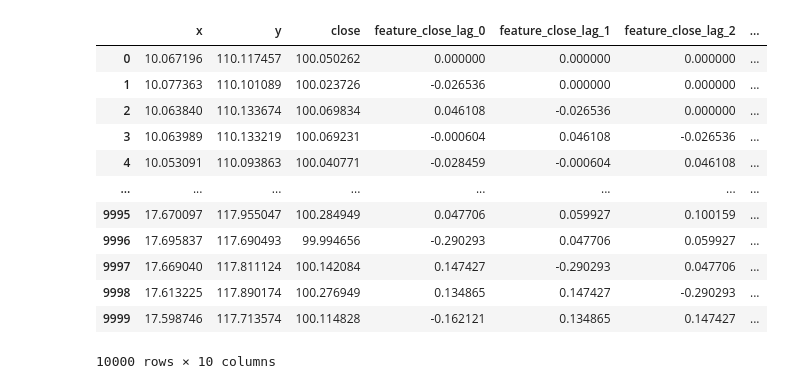
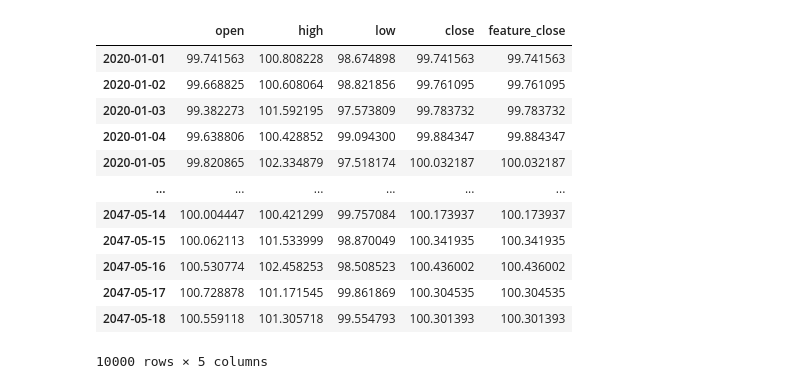
Before and after one commit to chantomkit/RLTrade, a Jupyter notebook: stationary_dgp_rl.ipynb, the cells around one changed output. Cells and saved outputs as stored; diff of their text form; code cells hidden in the pictures.

```diff
--- a/stationary_dgp_rl.ipynb
+++ b/stationary_dgp_rl.ipynb
@@ -69,7 +72,7 @@ feature_config = [
      'params': {
        'cols': ['close'],
        'window': 7,
-       'mode': 'diff',
+       'mode': 'logdiff',
        'subtract_mean': False
      }},
 ]
@@ -86,7 +89,7 @@ env = gym.make("TradingEnv",
         name= "stationary_dgp",
         df = df_train, # Your dataset with your custom features
         positions = env_action_space, # -1 (=SHORT), 0(=OUT), +1 (=LONG)
-        dynamic_feature_functions = [],
+        # dynamic_feature_functions = [],
         trading_fees = 0.01/100, # 0.01% per stock buy / sell (Binance fees)
         borrow_interest_rate= 0.0003/100, # 0.0003% per timestep (one timestep = 1h here)
         # max_episode_duration=180
@@ -112,5 +115,5 @@ Market Return :  0.06%   |   Portfolio Return : -57.94%   |   Position Changes :
 # %%
 # Train a DQN agent using training data from a stationary data generating process
-agent = DQNAgent(n_observations=n_observations, n_actions=n_actions)
+agent = DQNAgent(n_observations=n_observations, n_actions=n_actions, target_net_layers=[8], policy_net_layers=[8])
 history_metrics, _ = agent.train(env, num_episodes=15) # Beware of overfitting when num_episodes is too high
 # %% [output]
@@ -144,17 +147,23 @@ plt.show()
 # Evaluate the agent on a new dataset from the same data generating process
 returns = []
 for i in range(10):
-    x, y = stationary_dgp()
-    spread = y - x
-    _df = pd.DataFrame({'x': x, 'y': y, 'close': spread})
+    x_c, y_c = stationary_dgp()
+    y_o, y_h, y_l, _ = make_ohlc(y_c)
+    x_o, x_h, x_l, _ = make_ohlc(x_c)
+    spread_o, spread_h, spread_l, spread_c = y_o - x_o, y_h - x_l, y_l - x_h, y_c - x_c
+
+    _df = pd.DataFrame({'open': spread_o, 'high': spread_h, 'low': spread_l, 'close': spread_c})
+    _df["volume"] = 0
+    _df.index = pd.date_range(start='2020-01-01', periods=len(df), freq='D')
+
     fe = FeatureEngineering(_df)
     _df = fe.build_features(feature_config)
 
     env_test = gym.make("TradingEnv",
-            name= "stationary_dgp",
+            name= "stationary_dgp_qlearning",
             df = _df, # Your dataset with your custom features
             positions = env_action_space, # -1 (=SHORT), 0(=OUT), +1 (=LONG)
-            dynamic_feature_functions = [],
+            # dynamic_feature_functions = [],
             trading_fees = 0.01/100, # 0.01% per stock buy / sell (Binance fees)
             borrow_interest_rate= 0.0003/100, # 0.0003% per timestep (one timestep = 1h here)
         )
@@ -186,35 +225,39 @@ Std Portfolio Return: 0.09203454188509876
 # %%
 # build features
 df_train = df.copy()
 
 feature_config = [
-    {'type': 'rolling',
+    # {'type': 'rolling',
+    #  'params': {
+    #    'cols': ['close'],
+    #    'window': 7,
+    #    'mode': 'diff',
+    #    'subtract_mean': False
+    #  }},
+    {'type': 'select',
      'params': {
-       'cols': ['close'],
-       'window': 7,
-       'mode': 'diff',
-       'subtract_mean': False
-     }},
+         'cols': ['close'],
+     }}
 ]
 
 fe = FeatureEngineering(df_train)
 fe.build_features(feature_config)
 df_train = fe.df.copy()
 df_train
 # %% [output]
-|  | x | y | close | feature_close_lag_0 | feature_close_lag_1 | feature_close_lag_2 | ... |
-| 0 | 10.067196 | 110.117457 | 100.050262 | 0.000000 | 0.000000 | 0.000000 | ... |
-| 1 | 10.077363 | 110.101089 | 100.023726 | -0.026536 | 0.000000 | 0.000000 | ... |
-| 2 | 10.063840 | 110.133674 | 100.069834 | 0.046108 | -0.026536 | 0.000000 | ... |
-| 3 | 10.063989 | 110.133219 | 100.069231 | -0.000604 | 0.046108 | -0.026536 | ... |
-| 4 | 10.053091 | 110.093863 | 100.040771 | -0.028459 | -0.000604 | 0.046108 | ... |
-| ... | ... | ... | ... | ... | ... | ... | ... |
-| 9995 | 17.670097 | 117.955047 | 100.284949 | 0.047706 | 0.059927 | 0.100159 | ... |
-| 9996 | 17.695837 | 117.690493 | 99.994656 | -0.290293 | 0.047706 | 0.059927 | ... |
-| 9997 | 17.669040 | 117.811124 | 100.142084 | 0.147427 | -0.290293 | 0.047706 | ... |
-| 9998 | 17.613225 | 117.890174 | 100.276949 | 0.134865 | 0.147427 | -0.290293 | ... |
-| 9999 | 17.598746 | 117.713574 | 100.114828 | -0.162121 | 0.134865 | 0.147427 | ... |
+|  | open | high | low | close | feature_close |
+| 2020-01-01 | 99.741563 | 100.808228 | 98.674898 | 99.741563 | 99.741563 |
+| 2020-01-02 | 99.668825 | 100.608064 | 98.821856 | 99.761095 | 99.761095 |
+| 2020-01-03 | 99.382273 | 101.592195 | 97.573809 | 99.783732 | 99.783732 |
+| 2020-01-04 | 99.638806 | 100.428852 | 99.094300 | 99.884347 | 99.884347 |
+| 2020-01-05 | 99.820865 | 102.334879 | 97.518174 | 100.032187 | 100.032187 |
+| ... | ... | ... | ... | ... | ... |
+| 2047-05-14 | 100.004447 | 100.421299 | 99.757084 | 100.173937 | 100.173937 |
+| 2047-05-15 | 100.062113 | 101.533999 | 98.870049 | 100.341935 | 100.341935 |
+| 2047-05-16 | 100.530774 | 102.458253 | 98.508523 | 100.436002 | 100.436002 |
+| 2047-05-17 | 100.728878 | 101.171545 | 99.861869 | 100.304535 | 100.304535 |
+| 2047-05-18 | 100.559118 | 101.305718 | 99.554793 | 100.301393 | 100.301393 |
-10000 rows × 10 columns
+10000 rows × 5 columns
 # %%
 # Define the environment
 env_action_space = [-1, 0, 1] # Positions : [-1=SHORT, 0=OUT, 1=LONG]
```
Also changed, not shown: parts of 22 cells of this notebook, 4 other files.
